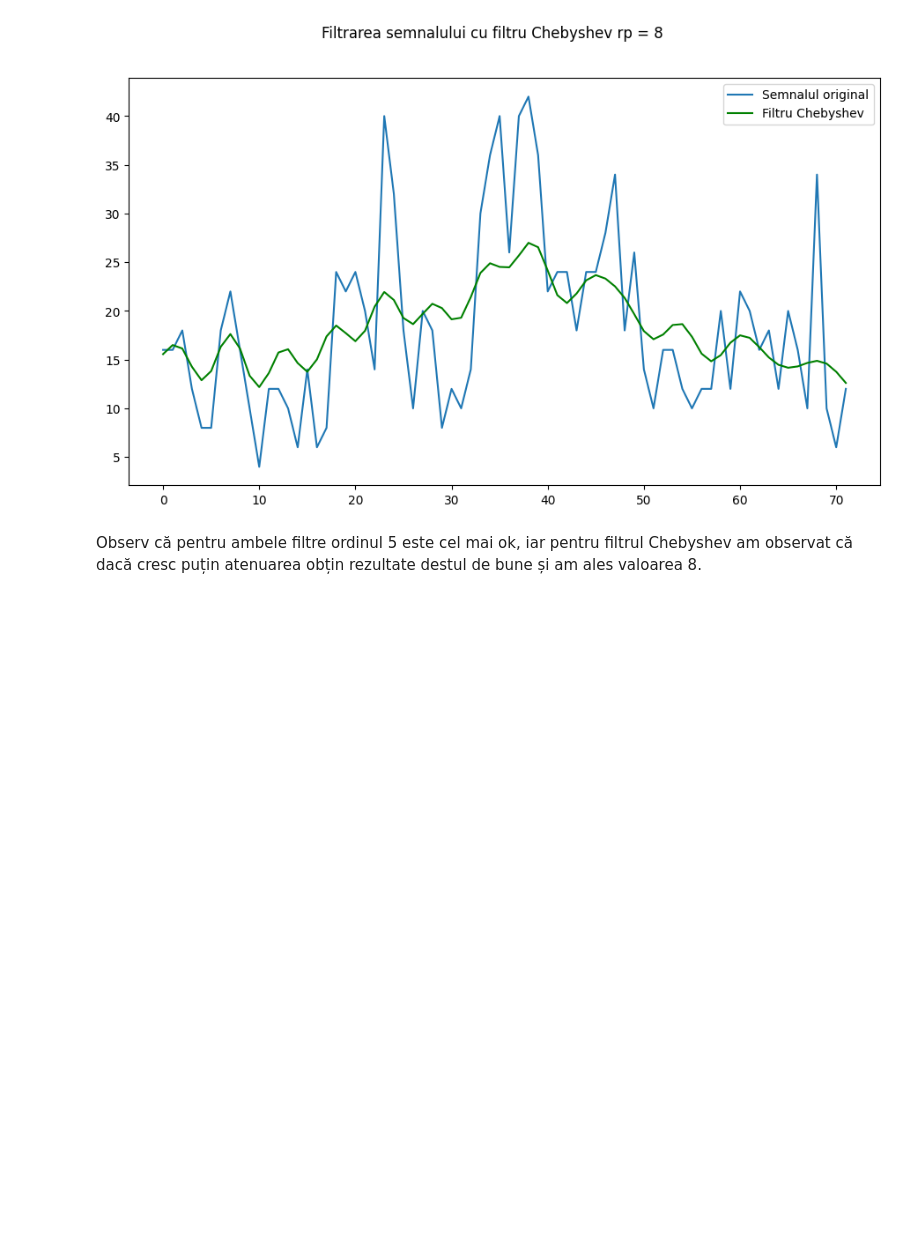
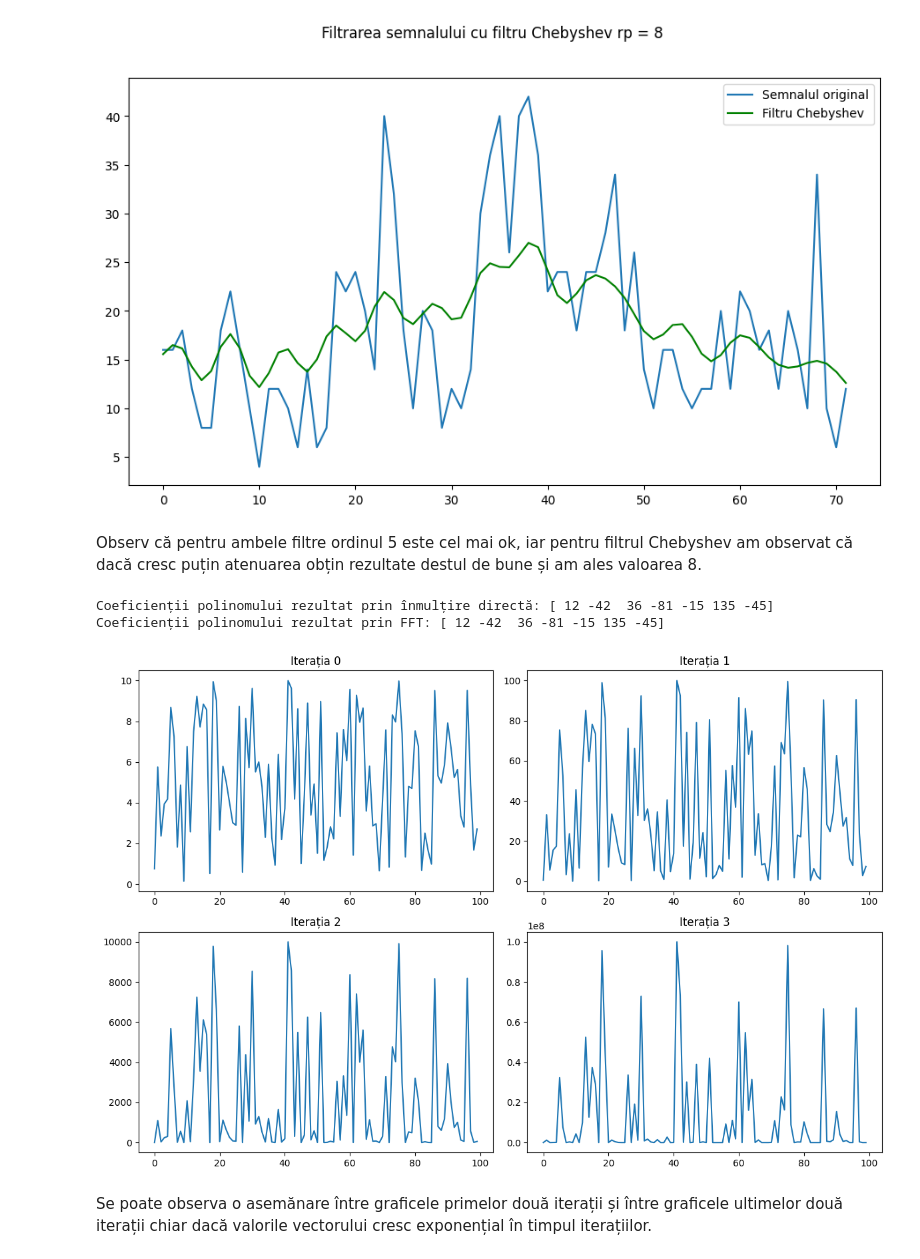
Before and after one commit to lucaion/ProcesareaSemnalelor, a Jupyter notebook: Laborator 6/Lab 6 - rezolvari.ipynb, the cells around one changed output. Drawn from its saved outputs; the diff is of its cells as text; code cells hidden in the pictures; blank space fills up the shorter version.

```diff
--- a/Laborator 6/Lab 6 - rezolvari.ipynb
+++ b/Laborator 6/Lab 6 - rezolvari.ipynb
@@ -193,3 +193,79 @@ plt.show()
 [figure]
 # %% [markdown]
 Observ că pentru ambele filtre ordinul 5 este cel mai ok, iar pentru filtrul Chebyshev am observat că dacă cresc puțin atenuarea obțin rezultate destul de bune și am ales valoarea 8.
+# %%
+# ex2
+
+def direct(p, q):
+    N = len(p) - 1
+    r = np.zeros(2*N + 1, dtype=int)
+
+    for k in range(2*N + 1):
+        for i in range(max(0, k - N), min(k, N) + 1):
+            r[k] += p[i] * q[k - i]
+
+    return r
+
+def fft(p, q):
+    N = len(p) - 1
+
+    P = np.fft.fft(p, 2*N + 1)
+    Q = np.fft.fft(q, 2*N + 1)
+
+    R = P * Q
+
+    r = np.real(np.fft.ifft(R))
+
+    return np.round(r).astype(int)
+
+
+N = 3
+p = np.random.randint(-10, 10, size=N+1)
+q = np.random.randint(-10, 10, size=N+1)
+
+result_direct = direct(p, q)
+result_fft = fft(p, q)
+
+print("Coeficienții polinomului rezultat prin înmulțire directă:", result_direct)
+print("Coeficienții polinomului rezultat prin FFT:", result_fft)
+# %% [output]
+Coeficienții polinomului rezultat prin înmulțire directă: [ 12 -42  36 -81 -15 135 -45]
+Coeficienții polinomului rezultat prin FFT: [ 12 -42  36 -81 -15 135 -45]
+# %%
+# ex1
+
+N = 100
+x = np.random.uniform(0, 10, size=N)
+
+iterations = [x]
+
+for _ in range(3):
+    x = x * x
+    iterations.append(x)
+
+
+plt.figure(figsize=(12, 8))
+
+
+plt.subplot(2, 2, 1)
+plt.plot(iterations[0])
+plt.title('Iterația 0')
+
+plt.subplot(2, 2, 2)
+plt.plot(iterations[1])
+plt.title('Iterația 1')
+
+plt.subplot(2, 2, 3)
+plt.plot(iterations[2])
+plt.title('Iterația 2')
+
+plt.subplot(2, 2, 4)
+plt.plot(iterations[3])
+plt.title('Iterația 3')
+
+plt.tight_layout()
+plt.show()
+# %% [output]
+[figure, added]
+# %% [markdown]
+Se poate observa o asemănare între graficele primelor două iterații și între graficele ultimelor două iterații chiar dacă valorile vectorului cresc exponențial în timpul iterațiilor.
```
